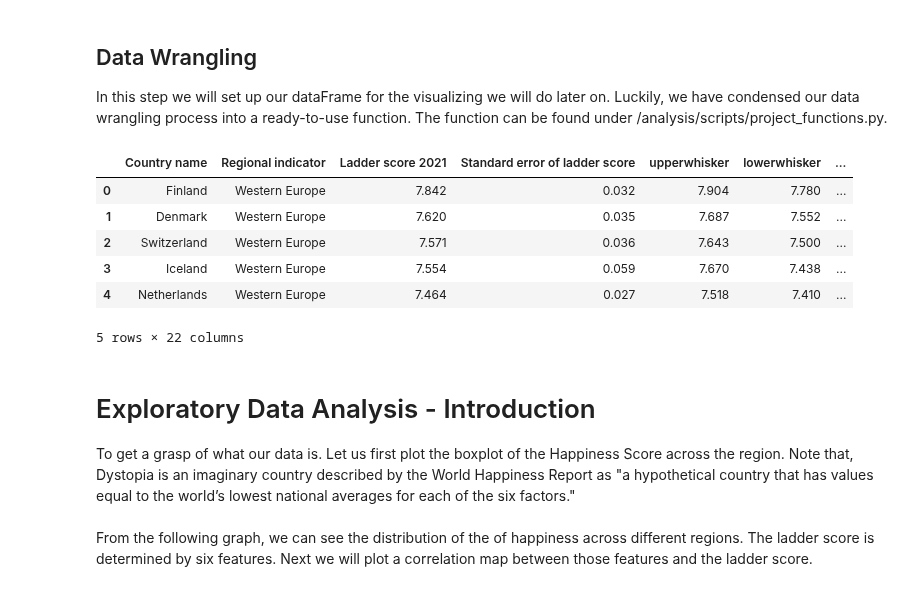
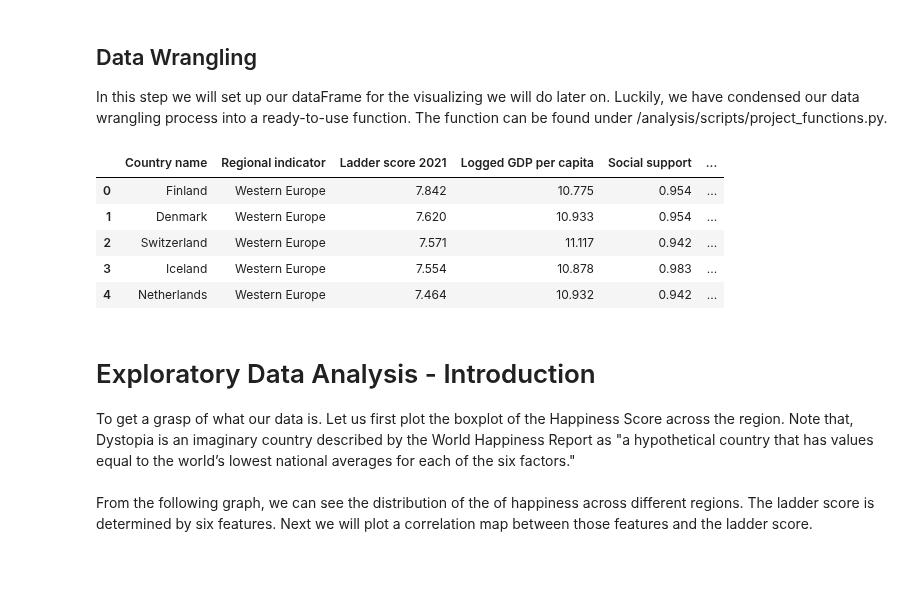
Before and after one commit to Shaheer02/World-Happiness-Report-2021-Analysis, a Jupyter notebook: analysis/Karel/milestone2_EDA.ipynb, the cells around one changed output. Saved outputs shown, nothing was run; the diff lists cells and outputs as text; code cells hidden in the pictures.

```diff
--- a/analysis/Karel/milestone2_EDA.ipynb
+++ b/analysis/Karel/milestone2_EDA.ipynb
@@ -84,16 +88,15 @@ dtype: int64
 ## Data Wrangling
 In this step we will set up our dataFrame for the visualizing we will do later on. Luckily, we have condensed our data wrangling process into a ready-to-use function. The function can be found under /analysis/scripts/project_functions.py.
 # %%
-df = pf.load_and_process_karel(path_2021='../../data/raw/world-happiness-report-2021.csv', path_2020='../../data/raw/world-happiness-report-2020.csv')
+df = pf.load_and_process(path_2021='../../data/raw/world-happiness-report-2021.csv', path_2020='../../data/raw/world-happiness-report-2020.csv')
 df.head()
 # %% [output]
-|  | Country name | Regional indicator | Ladder score 2021 | Standard error of ladder score | upperwhisker | lowerwhisker | ... |
-| 0 | Finland | Western Europe | 7.842 | 0.032 | 7.904 | 7.780 | ... |
-| 1 | Denmark | Western Europe | 7.620 | 0.035 | 7.687 | 7.552 | ... |
-| 2 | Switzerland | Western Europe | 7.571 | 0.036 | 7.643 | 7.500 | ... |
-| 3 | Iceland | Western Europe | 7.554 | 0.059 | 7.670 | 7.438 | ... |
-| 4 | Netherlands | Western Europe | 7.464 | 0.027 | 7.518 | 7.410 | ... |
+|  | Country name | Regional indicator | Ladder score 2021 | Logged GDP per capita | Social support | ... |
+| 0 | Finland | Western Europe | 7.842 | 10.775 | 0.954 | ... |
+| 1 | Denmark | Western Europe | 7.620 | 10.933 | 0.954 | ... |
+| 2 | Switzerland | Western Europe | 7.571 | 11.117 | 0.942 | ... |
+| 3 | Iceland | Western Europe | 7.554 | 10.878 | 0.983 | ... |
+| 4 | Netherlands | Western Europe | 7.464 | 10.932 | 0.942 | ... |
-5 rows × 22 columns
 # %% [markdown]
 # Exploratory Data Analysis - Introduction
 To get a grasp of what our data is. Let us first plot the boxplot of the Happiness Score across the region. Note that, Dystopia is an imaginary country described by the World Happiness Report as "a hypothetical country that has values equal to the world’s lowest national averages for each of the six factors."
```
Also changed, not shown: parts of 12 cells of this notebook, 1 other file.
